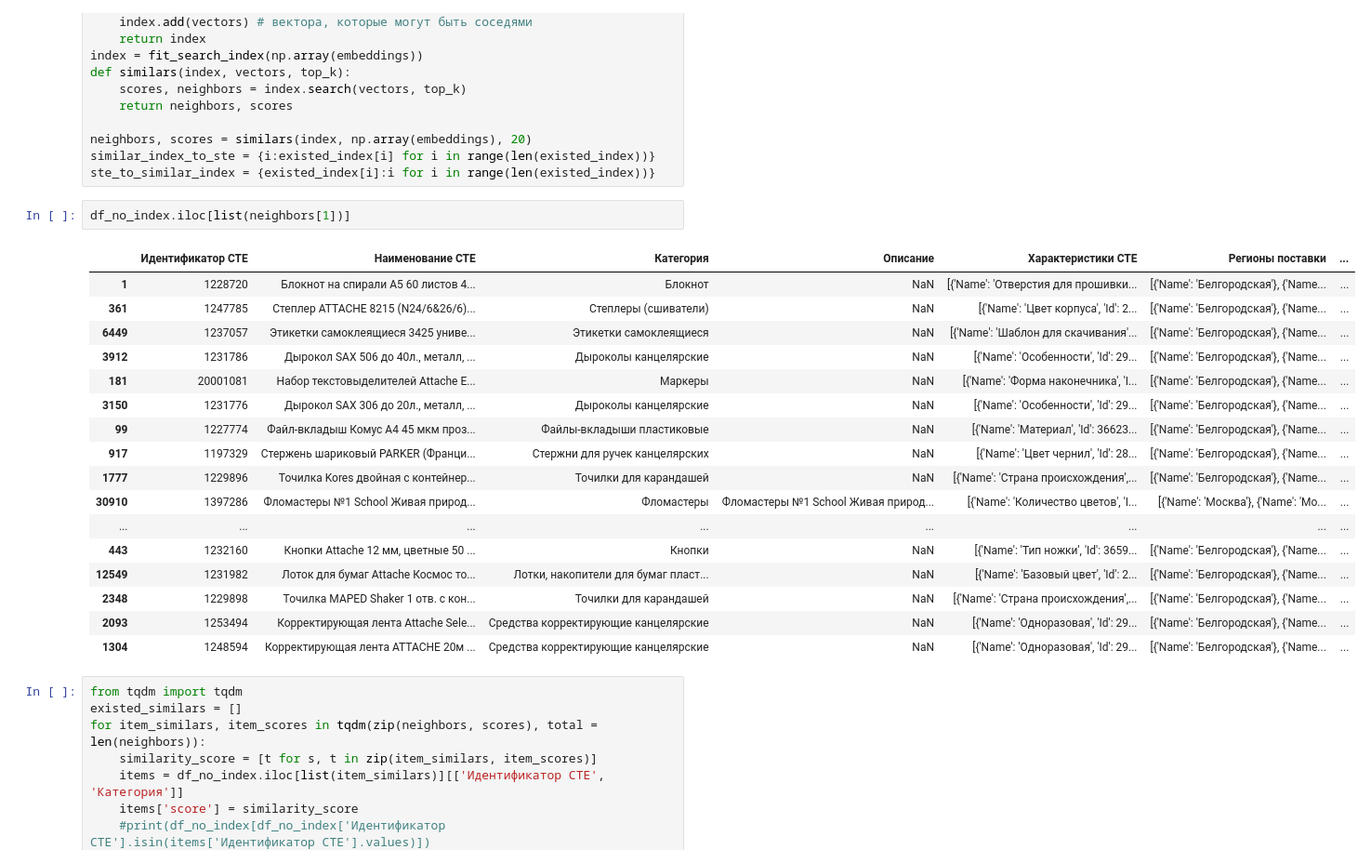
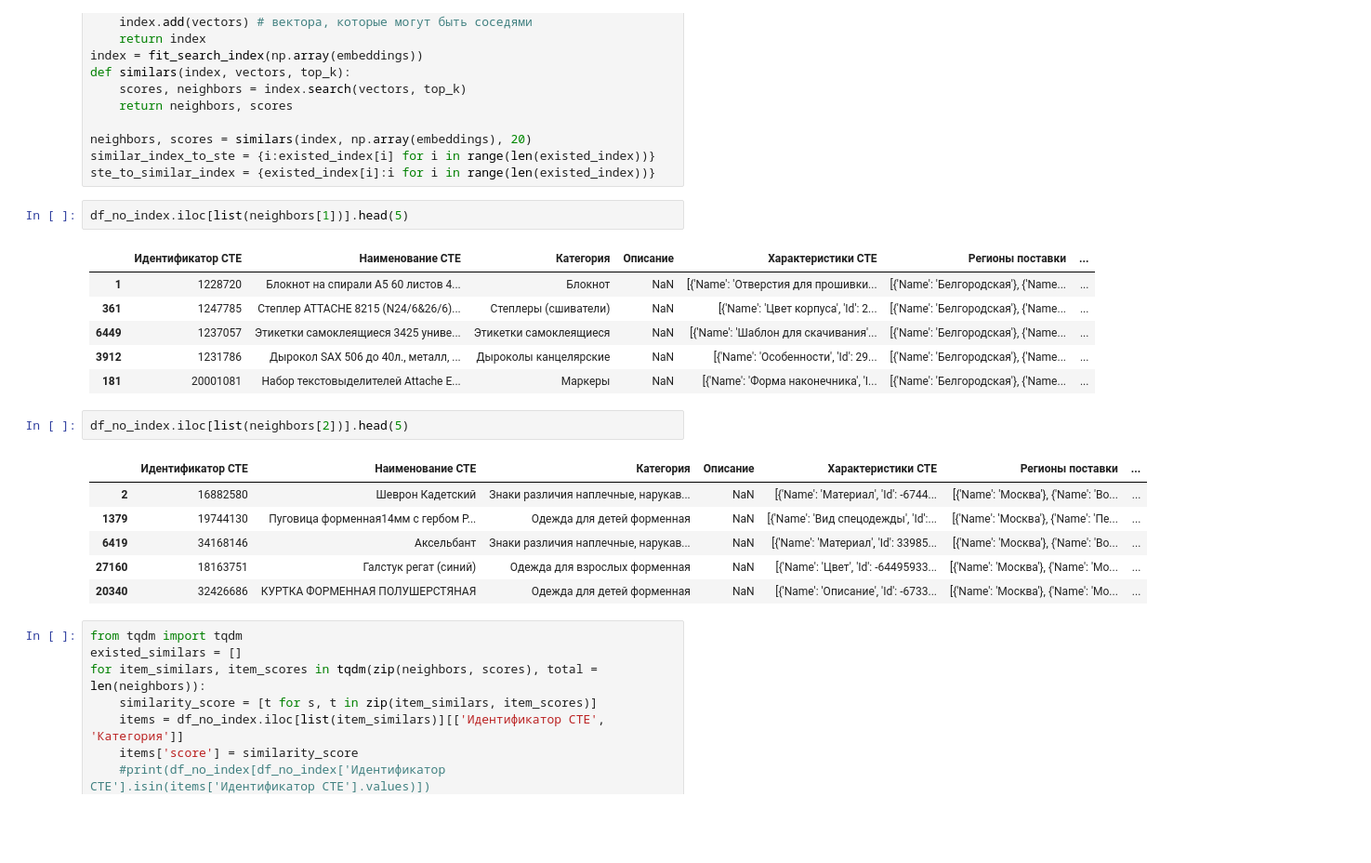
Before and after one commit to lissrbay/tender_hack, a Jupyter notebook: train_similars.ipynb, the cells around one changed output. Shown at 93% size. Cells and saved outputs as stored; diff of their text form; blank space fills up the shorter version.

```diff
--- a/train_similars.ipynb
+++ b/train_similars.ipynb
@@ -179,25 +185,23 @@ neighbors, scores = similars(index, np.array(embeddings), 20)
 similar_index_to_ste = {i:existed_index[i] for i in range(len(existed_index))}
 ste_to_similar_index = {existed_index[i]:i for i in range(len(existed_index))}
 # %%
-df_no_index.iloc[list(neighbors[1])]
+df_no_index.iloc[list(neighbors[1])].head(5)
 # %% [output]
 |  | Идентификатор СТЕ | Наименование СТЕ | Категория | Описание | Характеристики СТЕ | Регионы поставки | ... |
 | 1 | 1228720 | Блокнот на спирали А5 60 листов 4... | Блокнот | NaN | [{'Name': 'Отверстия для прошивки... | [{'Name': 'Белгородская'}, {'Name... | ... |
 | 361 | 1247785 | Степлер ATTACHE 8215 (N24/6&26/6)... | Степлеры (сшиватели) | NaN | [{'Name': 'Цвет корпуса', 'Id': 2... | [{'Name': 'Белгородская'}, {'Name... | ... |
 | 6449 | 1237057 | Этикетки самоклеящиеся 3425 униве... | Этикетки самоклеящиеся | NaN | [{'Name': 'Шаблон для скачивания'... | [{'Name': 'Белгородская'}, {'Name... | ... |
 | 3912 | 1231786 | Дырокол SAX 506 до 40л., металл, ... | Дыроколы канцелярские | NaN | [{'Name': 'Особенности', 'Id': 29... | [{'Name': 'Белгородская'}, {'Name... | ... |
 | 181 | 20001081 | Набор текстовыделителей Attache E... | Маркеры | NaN | [{'Name': 'Форма наконечника', 'I... | [{'Name': 'Белгородская'}, {'Name... | ... |
-| 3150 | 1231776 | Дырокол SAX 306 до 20л., металл, ... | Дыроколы канцелярские | NaN | [{'Name': 'Особенности', 'Id': 29... | [{'Name': 'Белгородская'}, {'Name... | ... |
-| 99 | 1227774 | Файл-вкладыш Комус А4 45 мкм проз... | Файлы-вкладыши пластиковые | NaN | [{'Name': 'Материал', 'Id': 36623... | [{'Name': 'Белгородская'}, {'Name... | ... |
-| 917 | 1197329 | Стержень шариковый PARKER (Франци... | Стержни для ручек канцелярских | NaN | [{'Name': 'Цвет чернил', 'Id': 28... | [{'Name': 'Белгородская'}, {'Name... | ... |
-| 1777 | 1229896 | Точилка Kores двойная с контейнер... | Точилки для карандашей | NaN | [{'Name': 'Страна происхождения',... | [{'Name': 'Белгородская'}, {'Name... | ... |
-| 30910 | 1397286 | Фломастеры №1 School Живая природ... | Фломастеры | Фломастеры №1 School Живая природ... | [{'Name': 'Количество цветов', 'I... | [{'Name': 'Москва'}, {'Name': 'Мо... | ... |
-| ... | ... | ... | ... | ... | ... | ... | ... |
-| 443 | 1232160 | Кнопки Attache 12 мм, цветные 50 ... | Кнопки | NaN | [{'Name': 'Тип ножки', 'Id': 3659... | [{'Name': 'Белгородская'}, {'Name... | ... |
-| 12549 | 1231982 | Лоток для бумаг Attache Космос то... | Лотки, накопители для бумаг пласт... | NaN | [{'Name': 'Базовый цвет', 'Id': 2... | [{'Name': 'Белгородская'}, {'Name... | ... |
-| 2348 | 1229898 | Точилка MAPED Shaker 1 отв. с кон... | Точилки для карандашей | NaN | [{'Name': 'Страна происхождения',... | [{'Name': 'Белгородская'}, {'Name... | ... |
-| 2093 | 1253494 | Корректирующая лента Attache Sele... | Средства корректирующие канцелярские | NaN | [{'Name': 'Одноразовая', 'Id': 29... | [{'Name': 'Белгородская'}, {'Name... | ... |
-| 1304 | 1248594 | Корректирующая лента ATTACHE 20м ... | Средства корректирующие канцелярские | NaN | [{'Name': 'Одноразовая', 'Id': 29... | [{'Name': 'Белгородская'}, {'Name... | ... |
+# %%
+df_no_index.iloc[list(neighbors[2])].head(5)
+# %% [output]
+|  | Идентификатор СТЕ | Наименование СТЕ | Категория | Описание | Характеристики СТЕ | Регионы поставки | ... |
+| 2 | 16882580 | Шеврон Кадетский | Знаки различия наплечные, нарукав... | NaN | [{'Name': 'Материал', 'Id': -6744... | [{'Name': 'Москва'}, {'Name': 'Во... | ... |
+| 1379 | 19744130 | Пуговица форменная14мм с гербом Р... | Одежда для детей форменная | NaN | [{'Name': 'Вид спецодежды', 'Id':... | [{'Name': 'Москва'}, {'Name': 'Пе... | ... |
+| 6419 | 34168146 | Аксельбант | Знаки различия наплечные, нарукав... | NaN | [{'Name': 'Материал', 'Id': 33985... | [{'Name': 'Москва'}, {'Name': 'Во... | ... |
+| 27160 | 18163751 | Галстук регат (синий) | Одежда для взрослых форменная | NaN | [{'Name': 'Цвет', 'Id': -64495933... | [{'Name': 'Москва'}, {'Name': 'Мо... | ... |
+| 20340 | 32426686 | КУРТКА ФОРМЕННАЯ ПОЛУШЕРСТЯНАЯ | Одежда для детей форменная | NaN | [{'Name': 'Описание', 'Id': -6733... | [{'Name': 'Москва'}, {'Name': 'Мо... | ... |
 # %%
 from tqdm import tqdm
 existed_similars = []
```
Also changed, not shown: parts of 7 cells of this notebook.
